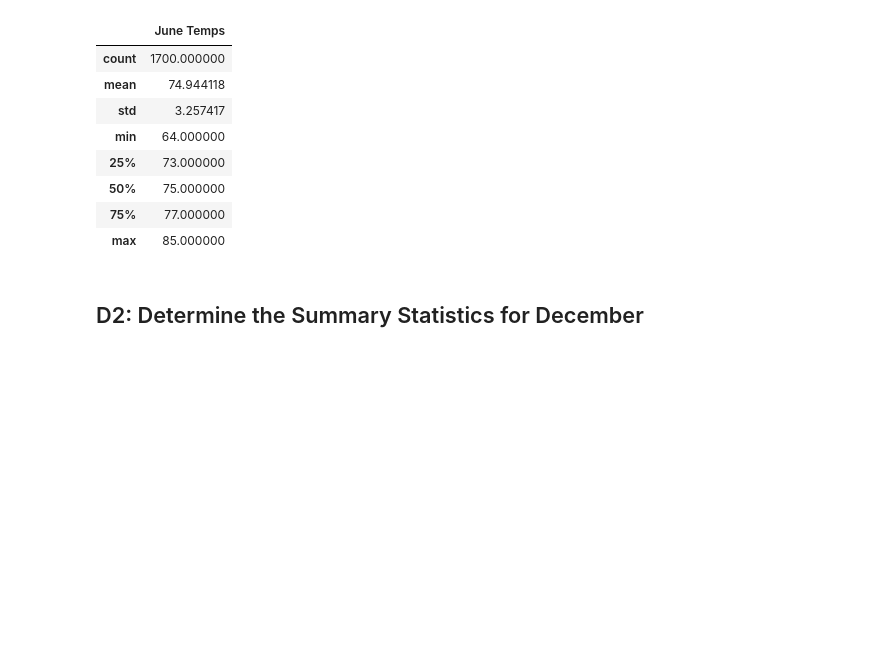
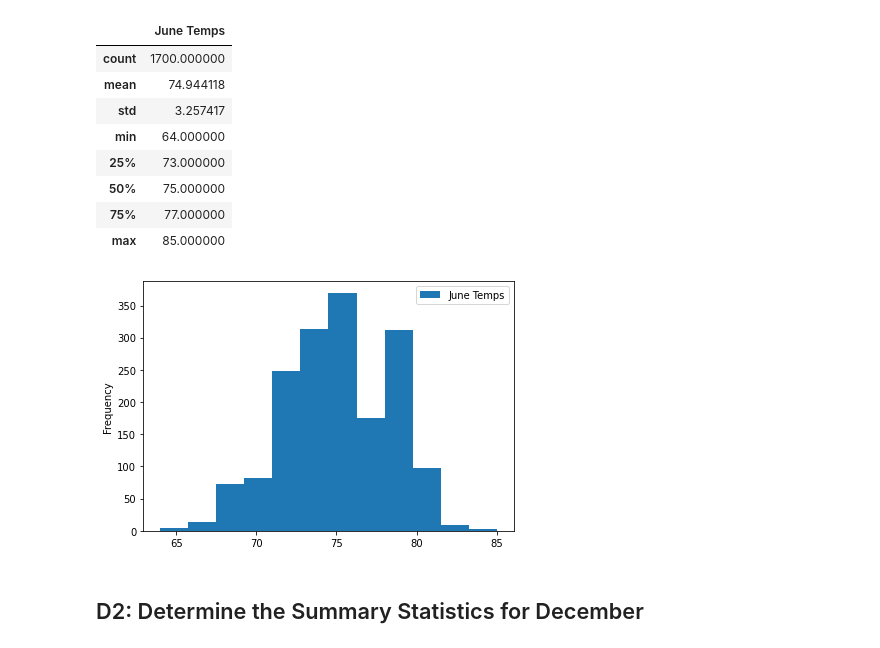
Before and after one commit to OPahunang/surfs_up, a Jupyter notebook: SurfsUp_Challenge.ipynb, the cells around one changed output. Cells and saved outputs as stored; diff of their text form; code cells hidden in the pictures; blank space fills up the shorter version.

```diff
--- a/SurfsUp_Challenge.ipynb
+++ b/SurfsUp_Challenge.ipynb
@@ -85,6 +86,11 @@ june_query_df.describe()
 | 50% | 75.000000 |
 | 75% | 77.000000 |
 | max | 85.000000 |
+# %%
+june_query_df.plot.hist(bins=12)
+plt.tight_layout()
+# %% [output]
+[figure, added]
 # %% [markdown]
 ## D2: Determine the Summary Statistics for December
 # %%
```
Also changed, not shown: parts of 2 cells of this notebook, 3 other files.
